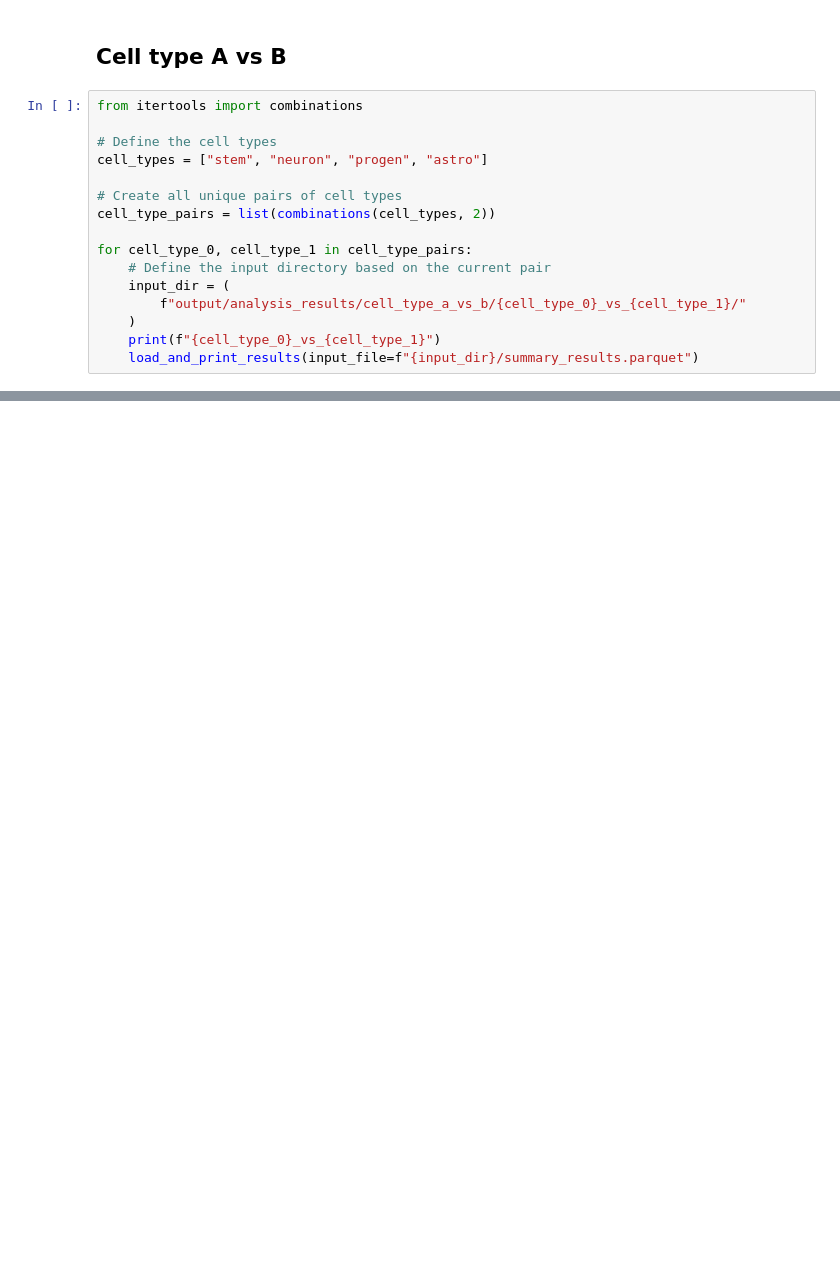
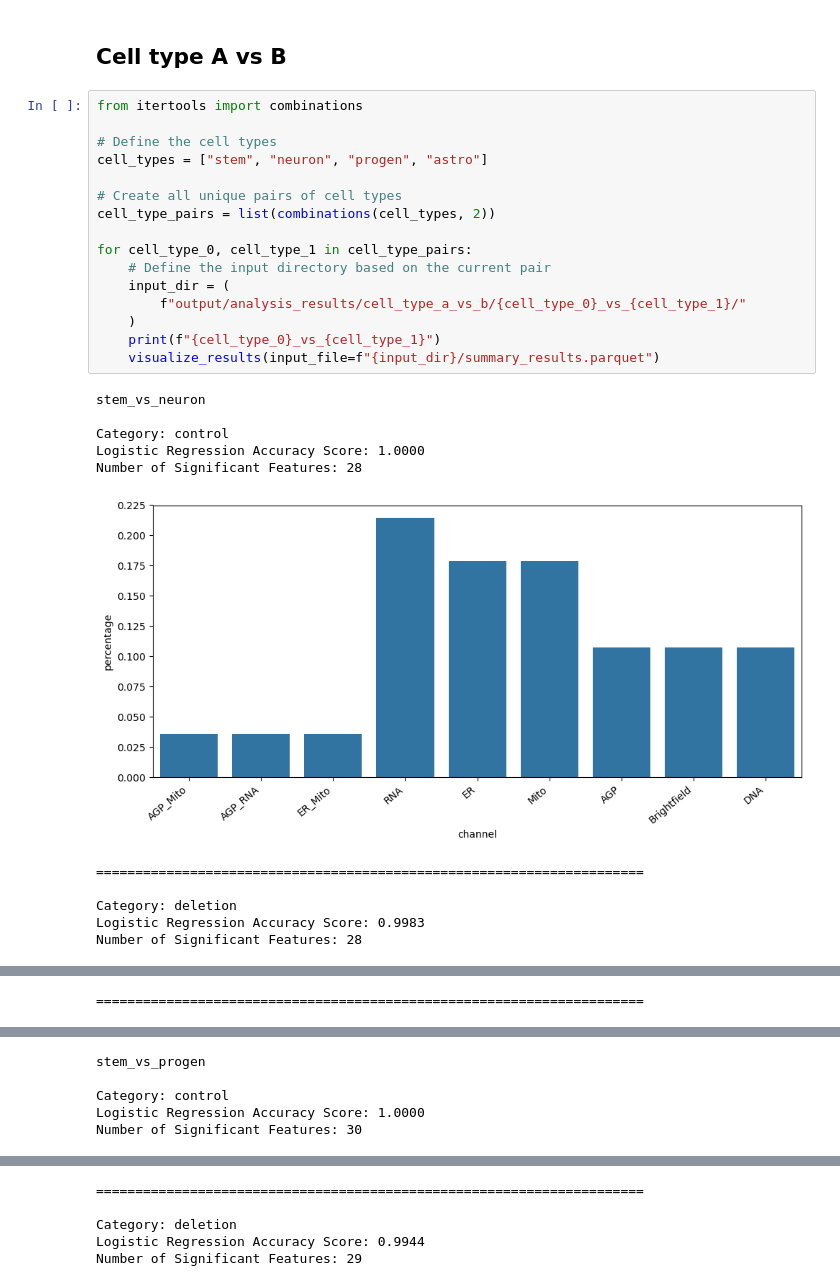
Before and after one commit to broadinstitute/NeuroPainting, a Jupyter notebook: 5.reanalysis/4.inspect-analysis.ipynb, the cells around one changed output, grey strips where cells are left out. Cells and saved outputs as stored; diff of their text form; blank space fills up the shorter version.

```diff
--- a/5.reanalysis/4.inspect-analysis.ipynb
+++ b/5.reanalysis/4.inspect-analysis.ipynb
@@ -65,16 +61,28 @@ NameError: name 'results_fileresults' is not defined
 # %%
 from itertools import combinations
 
 # Define the cell types
 cell_types = ["stem", "neuron", "progen", "astro"]
 
 # Create all unique pairs of cell types
 cell_type_pairs = list(combinations(cell_types, 2))
 
 for cell_type_0, cell_type_1 in cell_type_pairs:
     # Define the input directory based on the current pair
     input_dir = (
         f"output/analysis_results/cell_type_a_vs_b/{cell_type_0}_vs_{cell_type_1}/"
     )
     print(f"{cell_type_0}_vs_{cell_type_1}")
-    load_and_print_results(input_file=f"{input_dir}/summary_results.parquet")
+    visualize_results(input_file=f"{input_dir}/summary_results.parquet")
+# %% [output]
+stem_vs_neuron
+
+Category: control
+Logistic Regression Accuracy Score: 1.0000
+Number of Significant Features: 28
+[figure, added]
+======================================================================
+
+Category: deletion
+Logistic Regression Accuracy Score: 0.9983
+Number of Significant Features: 28
@@ -80,0 +90 @@ for cell_type_0, cell_type_1 in cell_type_pairs:
+======================================================================
@@ -80,0 +92,5 @@ for cell_type_0, cell_type_1 in cell_type_pairs:
+stem_vs_progen
+
+Category: control
+Logistic Regression Accuracy Score: 1.0000
+Number of Significant Features: 30
@@ -80,0 +98,5 @@ for cell_type_0, cell_type_1 in cell_type_pairs:
+======================================================================
+
+Category: deletion
+Logistic Regression Accuracy Score: 0.9944
+Number of Significant Features: 29
```
Also changed, not shown: parts of 6 cells of this notebook, 2 other files.
